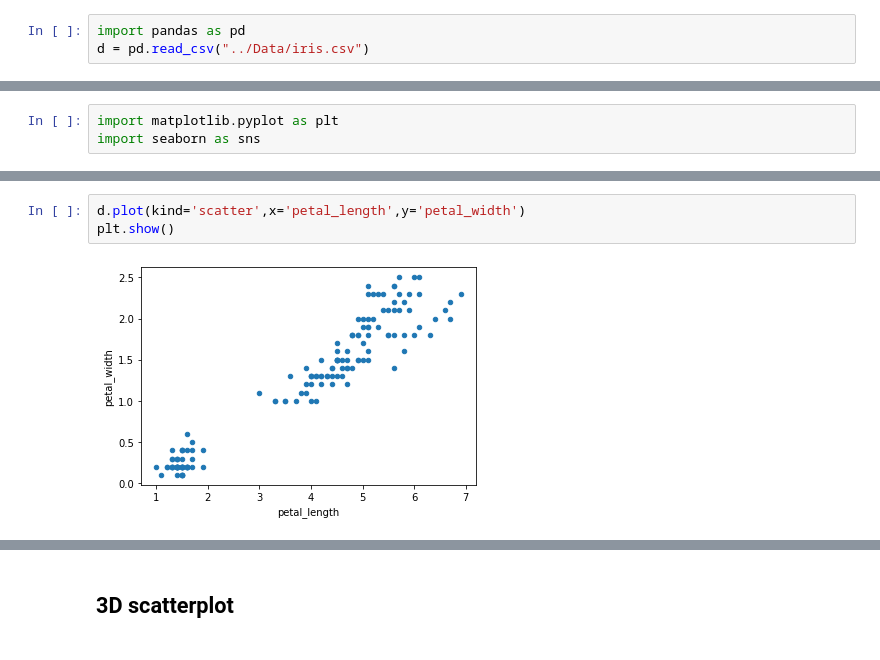
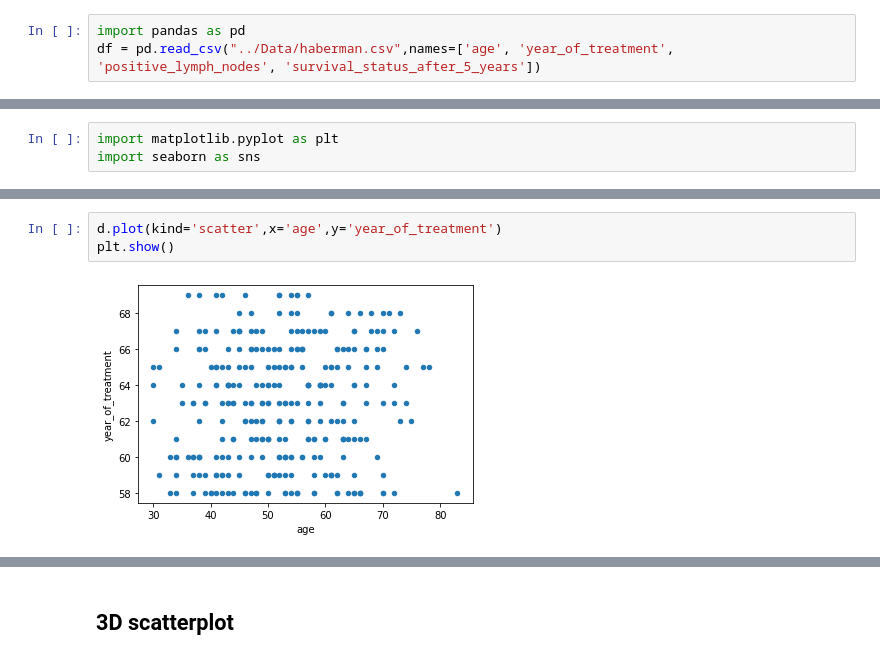
Before and after one commit to iamsims/PracticalAI, a Jupyter notebook: Notebooks/Exploratory Data Analysis_haberman.ipynb, the cells around one changed output, grey strips where cells are left out. Cells and saved outputs as stored; diff of their text form.

```diff
--- a/Notebooks/Exploratory Data Analysis.ipynb
+++ b/Notebooks/Exploratory Data Analysis_haberman.ipynb
@@ -2,5 +2,5 @@
 ### Import data
 # %%
 import pandas as pd
-d = pd.read_csv("../Data/iris.csv")
+df = pd.read_csv("../Data/haberman.csv",names=['age', 'year_of_treatment', 'positive_lymph_nodes', 'survival_status_after_5_years'])
 # %%
@@ -57,8 +79,8 @@ dir(plt)
 # %%
-d.plot(kind='scatter',x='petal_length',y='petal_width')
+d.plot(kind='scatter',x='age',y='year_of_treatment')
 plt.show()
 # %% [output]
-[figure, old version]
+[figure, new version]
 # %%
 #plot with colour coding for different species
 
```
Also changed, not shown: parts of 34 cells of this notebook, 2 other files.
